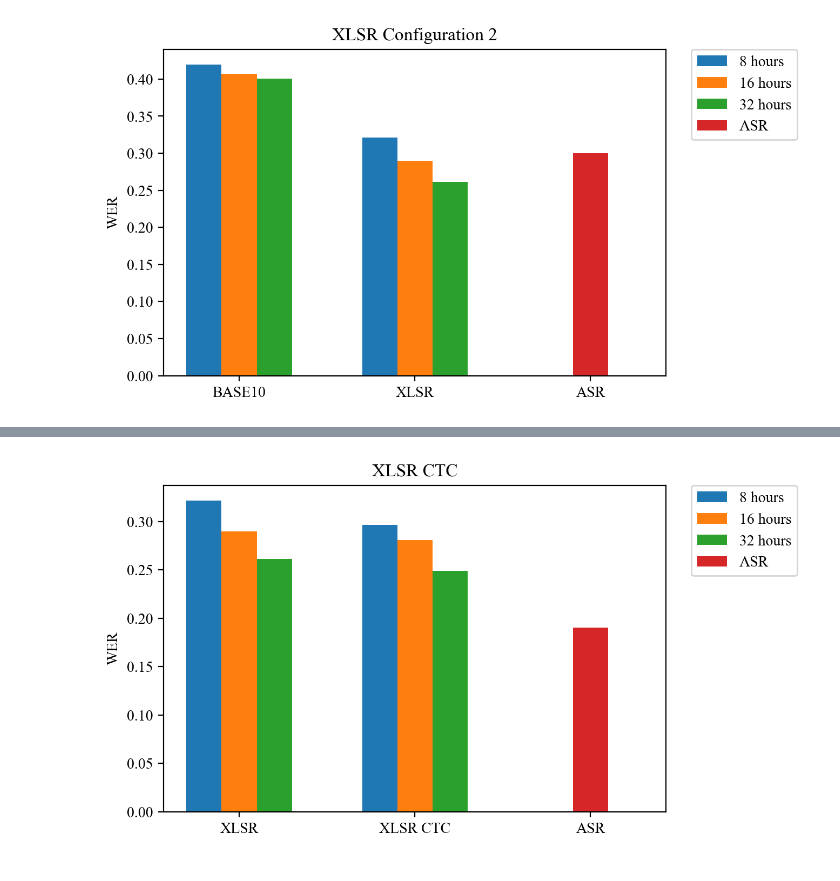
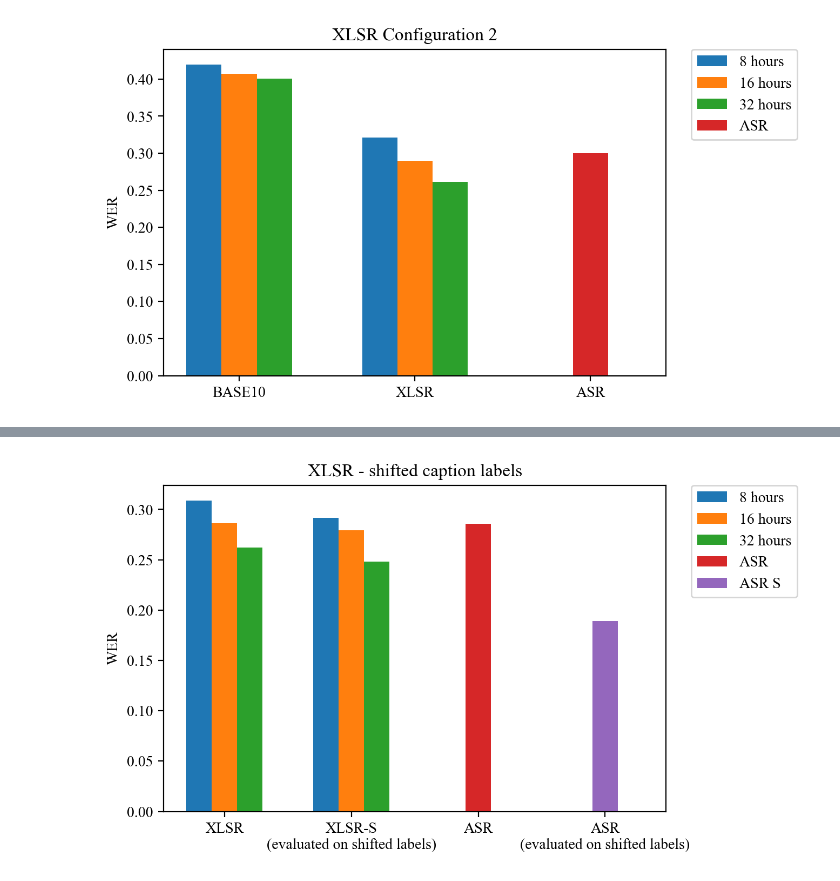
Before and after one commit to Thomaskolb/bsc-thesis, a Jupyter notebook: scripts/results/thesis-results.ipynb, the cells around one changed output, grey strips where cells are left out. Cells and saved outputs as stored; diff of their text form; code cells hidden in the pictures.

```diff
--- a/scripts/results/thesis-results.ipynb
+++ b/scripts/results/thesis-results.ipynb
@@ -312,13 +312,12 @@ plt.show()
 #        }
 # c2tempdata
 data = {
-        '8 hours': [0.41932579773932177, 0.38223727332313745, 0],
-        '16 hours': [0.4070221066319896, 0.3969849246231156, 0],
-        '32 hours': [0.40082024607382216, 0.38627922219794625, 0]
+        '8 hours': [0.4478343503050915, 0.4029932270045882, 0, 0],
+        '16 hours': [0.39091727518255476, 0.3764474546646275, 0, 0],
+        '32 hours': [0.3592077623286986, 0.3492462311557789, 0, 0]
        }
-data_asr = {'ASR': [0.19, 0, 0]}
 
-labels = ['BASE10', 'BASE10S', 'ASR']
+labels = ['BASE10', 'BASE10-S\n(evaluated on shifted labels)', 'ASR', 'ASR\n(evaluated on shifted labels)']
 colors = ['r', 'g', 'b']
 x = np.arange(len(labels))
 width = 0.2
@@ -333,10 +332,11 @@ for i, key in enumerate(data):
 #     offsets = x - width + (i*width)
 #     ax.bar(offsets, data_asr[key], width, label=key)
 
-ax.bar([2, 0, 0], [0.19, 0, 0], width, label='ASR')
+ax.bar([2, 0, 0], [0.2857142857142857, 0, 0], width, label='ASR')
+ax.bar([3, 0, 0], [0.18898842036268299, 0, 0], width, label='ASR')
 
 ax.set_ylabel('WER')
-ax.set_title('BASE10S')
+ax.set_title('BASE10 - shifted caption labels')
 ax.set_xticks(x, labels)
 ax.legend(bbox_to_anchor=(1.05, 1), loc='upper left', borderaxespad=0.)
 
@@ -346,34 +346,34 @@ plt.show()
 # %%
 # c2tempdata
 data = {
-        '8 hours': [0.3213964189256777, 0.2961546864758576, 0],
-        '16 hours': [0.28978693608082423, 0.28075158400699146, 0],
-        '32 hours': [0.26147844353305993, 0.24896220231592747, 0]
+        '8 hours': [0.3086926077823347, 0.2917850120166048, 0, 0],
+        '16 hours': [0.2864859457837351, 0.27933143980773434, 0, 0],
+        '32 hours': [0.26217865359607884, 0.24819750928555823, 0, 0]
        }
-data_asr = {'ASR': [0.19, 0, 0]}
 
-labels = ['XLSR', 'XLSR CTC', 'ASR']
+labels = ['XLSR', 'XLSR-S\n(evaluated on shifted labels)', 'ASR', 'ASR\n(evaluated on shifted labels)']
 colors = ['r', 'g', 'b']
 x = np.arange(len(labels))
 width = 0.2
 
 fig, ax = plt.subplots()
 
 for i, key in enumerate(data):
     offsets = x - width + (i*width)
     ax.bar(offsets, data[key], width, label=key)
 
 # for i, key in enumerate(data_asr):
 #     offsets = x - width + (i*width)
 #     ax.bar(offsets, data_asr[key], width, label=key)
 
-ax.bar([2, 0, 0], [0.3, 0, 0], width, label='ASR')
+ax.bar([2, 0, 0, 0], [0.2857142857142857, 0, 0, 0], width, label='ASR')
+ax.bar([3, 0, 0, 0], [0.18898842036268299, 0, 0, 0], width, label='ASR S')
 
 ax.set_ylabel('WER')
-ax.set_title('XLSR CTC')
+ax.set_title('XLSR - shifted caption labels')
 ax.set_xticks(x, labels)
 ax.legend(bbox_to_anchor=(1.05, 1), loc='upper left', borderaxespad=0.)
 
 plt.show()
 # %% [output]
-[figure, old version]
+[figure, new version]
```
Also changed, not shown: parts of 1 cell of this notebook, 3 other files.
